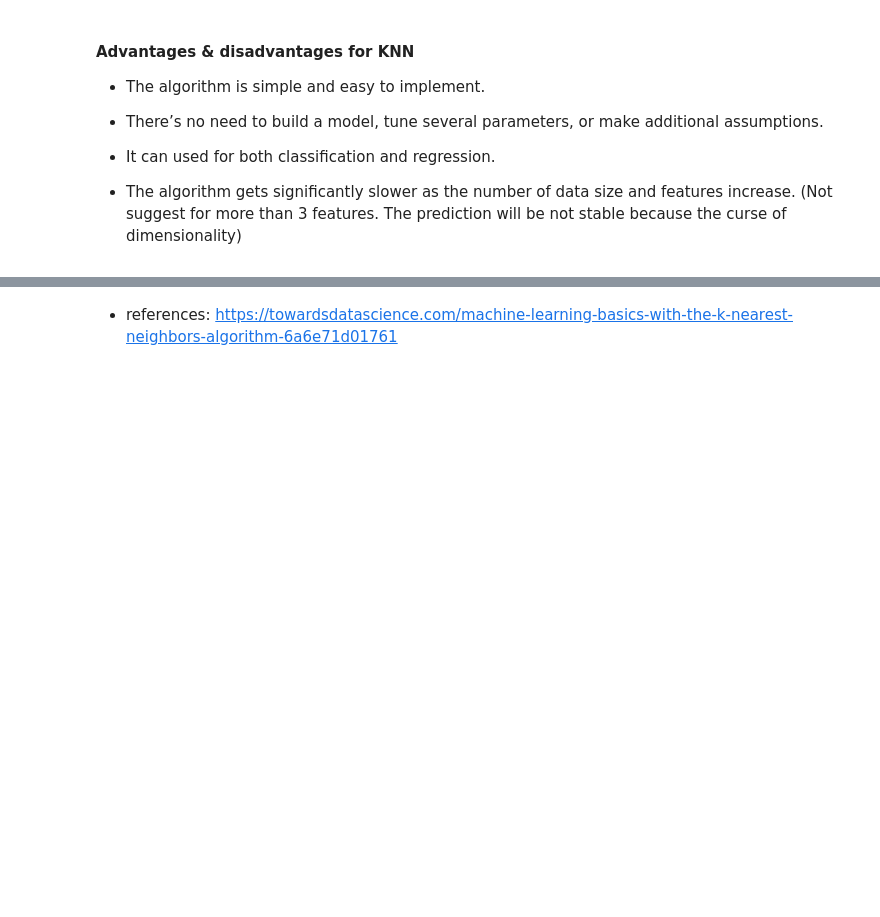
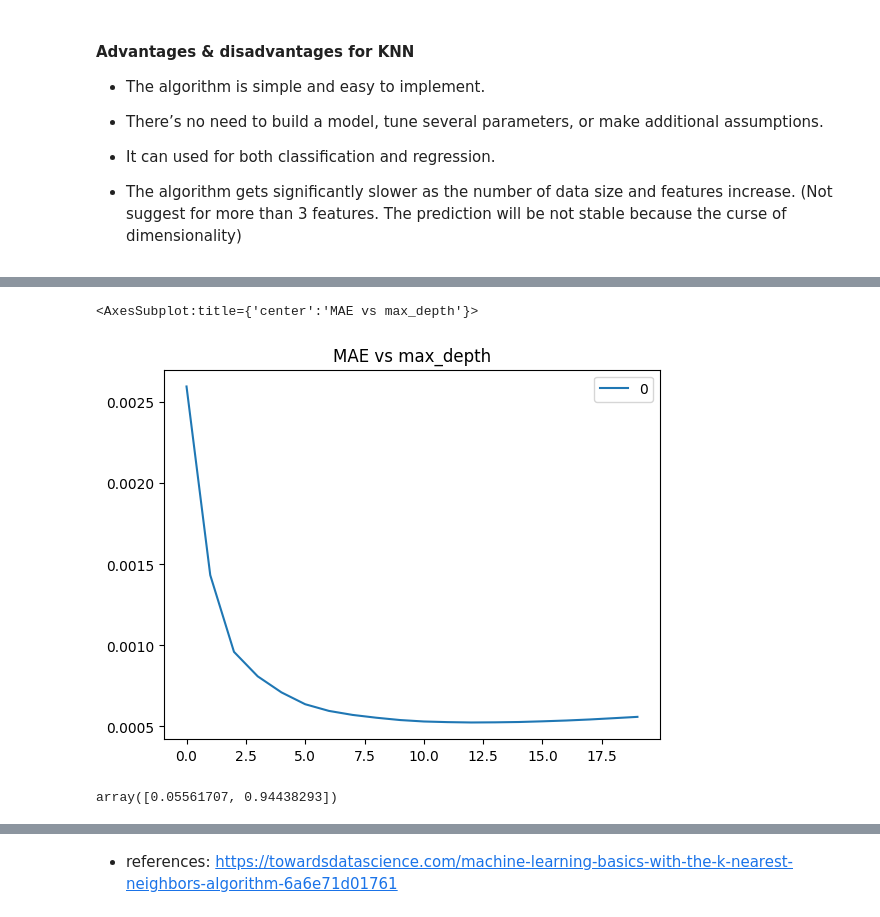
Before and after one commit to cooperhankun/Deep_learning, a Jupyter notebook: project/cetasol_1.ipynb, the cells around one changed output, grey strips where cells are left out. Cells and saved outputs as stored; diff of their text form; code cells hidden in the pictures; blank space fills up the shorter version.

Commit message:
decision tree added

```diff
--- a/project/cetasol_1.ipynb
+++ b/project/cetasol_1.ipynb
@@ -462,0 +467,12 @@ plt.show()
+# %%
+mae_val_tree = []
+
+for d in range(20):
+    d = d+1
+
+    model_tree_regression = DecisionTreeRegressor(max_depth = d)
+    model_tree_regression.fit(X_train, y_train)  # fit the model
+    pred = model_tree_regression.predict(X_test) # make prediction on test set
+    error = mean_absolute_error(y_test,pred) # calculate mae
+    mae_val_tree.append(error) # store mae values
+    print('MAE value for max_depth= ' , d , 'is:', error , 'Score is:', model_tree_regression.score(X_test, y_test))
@@ -462,0 +500,6 @@ plt.show()
+# %%
+curve = pd.DataFrame(mae_val_tree)
+curve.plot(title = "MAE vs max_depth")
+# %% [output]
+<AxesSubplot:title={'center':'MAE vs max_depth'}>
+[figure, added]
@@ -462,0 +508,8 @@ plt.show()
+# %%
+model_tree_regression.fit(X_train, y_train)
+# Decision trees methods do not require feature scaling to be performed as they are not sensitive to the the variance in the data.
+
+model_tree_regression.feature_importances_
+# scikit-learn决策树类中的feature_importances_属性返回的是特征的重要性，feature_importances_越高代表特征越重要。
+# %% [output]
+array([0.05561707, 0.94438293])
```
Also changed, not shown: parts of 12 cells of this notebook.
